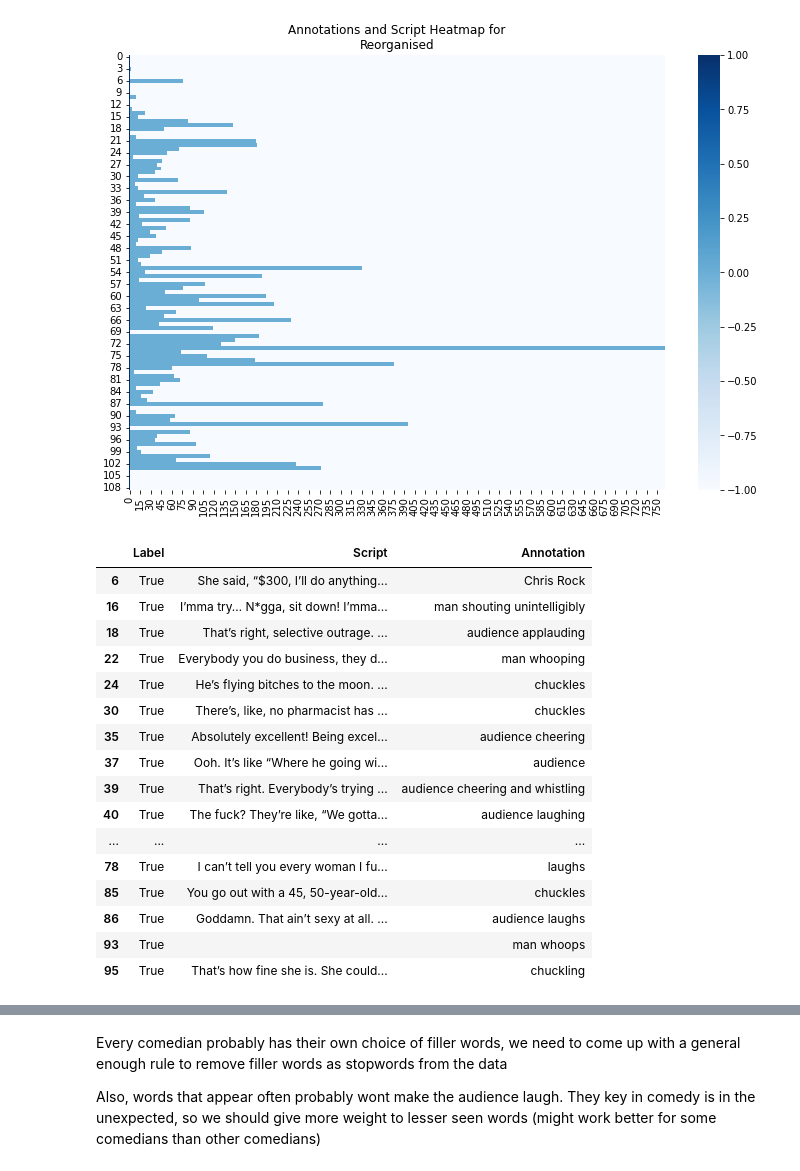
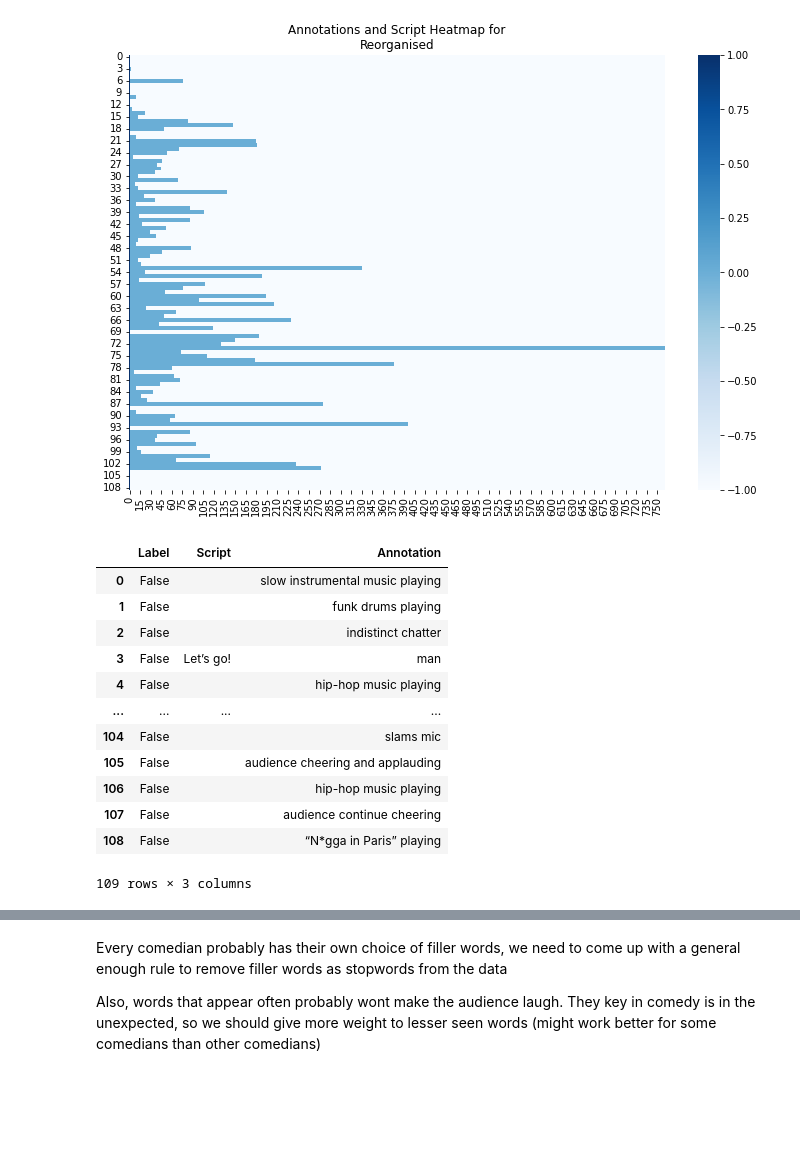
Before and after one commit to lihuicham/standup-comedy-analysis, a Jupyter notebook: modelling/preprocessing.ipynb, the cells around one changed output, grey strips where cells are left out. Drawn from its saved outputs; the diff is of its cells as text; code cells hidden in the pictures; blank space fills up the shorter version.

```diff
--- a/modelling/preprocessing.ipynb
+++ b/modelling/preprocessing.ipynb
@@ -154,44 +154,40 @@ plot_annot_dist("\n".join(reorg_transcript), "Reorganised")
 # %%
 # Extract features and labels from the reorganised transcript
 # 1. True label if the annotation after the current sentence is a laugh, else False
 # 2. Features are TFIDF vectors of the sentence, with respect to the full transcript
 
 def extract_features_labels(transcript):
     reorged = reorganise_transcript(transcript)
 
     annot_script = [sentence.split("]") for sentence in reorged]
     annots = [pair[0][1: ] for pair in annot_script]
     script = [pair[1].strip() for pair in annot_script]
 
     # The last sentence cant cause laughter
     labels = [False for _ in range(len(annots))]
     for idx in range(len(annots) - 1):
         laughter = "laugh" in annots[idx].lower()
         labels[idx - 1] = laughter
 
     return pd.DataFrame(zip(labels, script, annots), columns = ["Label", "Script", "Annotation"])
 
 
 sample_data = extract_features_labels(sample_transcript)
-sample_data[sample_data["Label"]]
+sample_data
 # %% [output]
 |  | Label | Script | Annotation |
-| 6 | True | She said, “$300, I’ll do anything... | Chris Rock |
-| 16 | True | I’mma try… N*gga, sit down! I’mma... | man shouting unintelligibly |
-| 18 | True | That’s right, selective outrage. ... | audience applauding |
-| 22 | True | Everybody you do business, they d... | man whooping |
-| 24 | True | He’s flying bitches to the moon. ... | chuckles |
-| 30 | True | There’s, like, no pharmacist has ... | chuckles |
-| 35 | True | Absolutely excellent! Being excel... | audience cheering |
-| 37 | True | Ooh. It’s like “Where he going wi... | audience |
-| 39 | True | That’s right. Everybody’s trying ... | audience cheering and whistling |
-| 40 | True | The fuck? They’re like, “We gotta... | audience laughing |
+| 0 | False |  | slow instrumental music playing |
+| 1 | False |  | funk drums playing |
+| 2 | False |  | indistinct chatter |
+| 3 | False | Let’s go! | man |
+| 4 | False |  | hip-hop music playing |
 | ... | ... | ... | ... |
-| 78 | True | I can’t tell you every woman I fu... | laughs |
-| 85 | True | You go out with a 45, 50-year-old... | chuckles |
-| 86 | True | Goddamn. That ain’t sexy at all. ... | audience laughs |
-| 93 | True |  | man whoops |
-| 95 | True | That’s how fine she is. She could... | chuckling |
+| 104 | False |  | slams mic |
+| 105 | False |  | audience cheering and applauding |
+| 106 | False |  | hip-hop music playing |
+| 107 | False |  | audience continue cheering |
+| 108 | False |  | “N*gga in Paris” playing |
+109 rows × 3 columns
 # %%
 from nltk.corpus import stopwords
 import string
```
Also changed, not shown: parts of 7 cells of this notebook, 7 other files.
